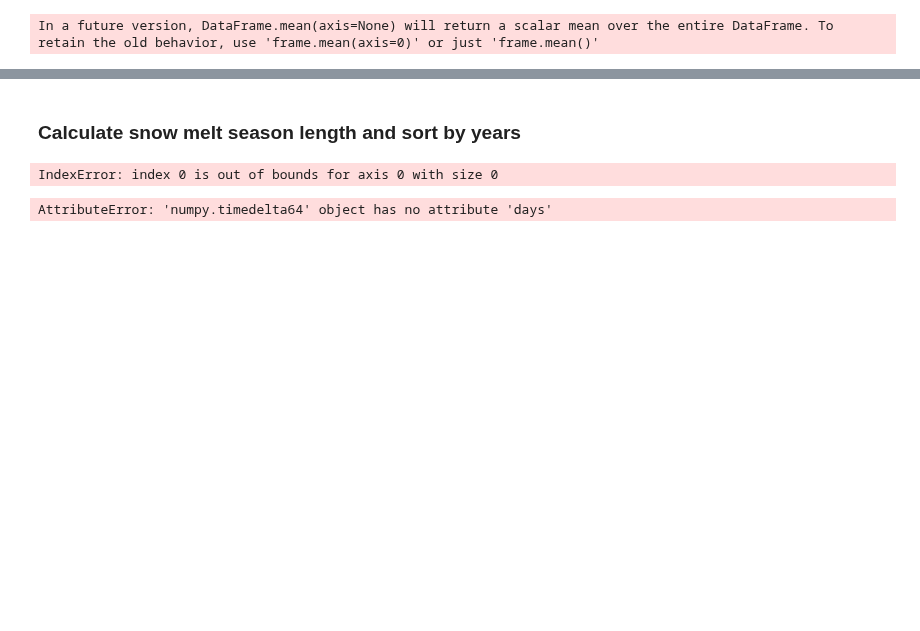
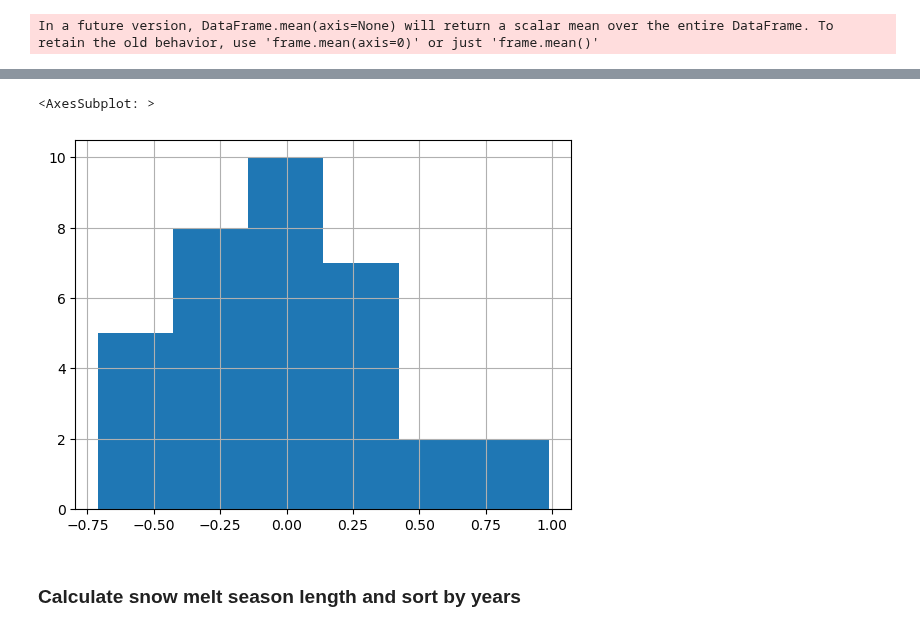
Before and after one commit to dlhogan97/Spring-Precipitation-Effect-CO-River, a Jupyter notebook: notebooks/annual_water_flux_rank.ipynb, the cells around one changed output, grey strips where cells are left out. Cells and saved outputs as stored; diff of their text form; code cells hidden in the pictures; blank space fills up the shorter version.

```diff
--- a/notebooks/annual_water_flux_rank.ipynb
+++ b/notebooks/annual_water_flux_rank.ipynb
@@ -106,11 +109,15 @@ east_river_discharge_almont_seasonal_ds['WY'] = np.ceil(east_river_discharge_alm
 ### Linear relationship between Streamflow and SWE
 # %%
 # normalized streamflow
-normalized_er_annual_q = (east_river_discharge_almont_annual - east_river_discharge_almont_annual.mean())/ east_river_discharge_almont_annual.std()
+normalized_er_spring_q = (east_river_discharge_almont_annual - east_river_discharge_almont_annual.mean())/ east_river_discharge_almont_annual.std()
 
 # normalized peak SWE
-# create mean dataset for schofield and butte
-butte_schofield_mean_ds = er_sntl_data.sel(Location=['Butte_380:CO:SNTL','SchofieldPass_737:CO:SNTL']).mean(dim='Location')
-butte_schofield_mean_ds_filtered = butte_schofield_mean_ds.sel(Date=slice('1986-10-01', '2020-09-30'))
-butte_schofield_mean_peak_swe = butte_schofield_mean_ds_filtered.WTEQ.groupby(butte_schofield_mean_ds_filtered.WY).max()
-normalized_sntl_peak_swe = ((butte_schofield_mean_peak_swe - butte_schofield_mean_peak_swe.mean())/butte_schofield_mean_peak_swe.std()).to_dataframe()
+# create mean dataset for upper taylor (since 2011) and butte
+butte_uppertaylor_mean_ds = er_sntl_data.sel(Location=['Butte_380:CO:SNTL','UpperTaylor_737:CO:SNTL']).mean(dim='Location')
+butte_uppertaylor_mean_ds_filtered = butte_uppertaylor_mean_ds.sel(Date=slice('1986-10-01', '2020-09-30'))
+butte_uppertaylor_mean_peak_swe = butte_uppertaylor_mean_ds_filtered.WTEQ.groupby(butte_uppertaylor_mean_ds_filtered.WY).max()
+normalized_sntl_peak_swe = ((butte_uppertaylor_mean_peak_swe - butte_uppertaylor_mean_peak_swe.mean())/butte_uppertaylor_mean_peak_swe.std()).to_dataframe()
+
+# # remove 2015 from both datasets
+# normalized_er_annual_q = normalized_er_annual_q[normalized_er_annual_q.index!=2015]
+# normalized_sntl_peak_swe = normalized_sntl_peak_swe[normalized_sntl_peak_swe.index!=2015]
@@ -215,30 +218,10 @@ ax.legend(edgecolor='k', facecolor='white')
 # %%
 sorted_residual = residual.sort_values()
+# %%
+# plot resdual histogram
+residual.hist(bins=round(1 + np.log2(len(residual)),0).astype(int))
+# %% [output]
+<AxesSubplot: >
+[figure, added]
 # %% [markdown]
 ### Calculate snow melt season length and sort by years
-# %%
-# Butte SNTL dataset
-butte_ds = er_sntl_data.sel(Location=['Butte_380:CO:SNTL'])
-
-for year in butte_schofield_mean_ds_filtered.Date.dt.year:
-    tmp = butte_schofield_mean_ds_filtered.where(butte_schofield_mean_ds_filtered.Date.dt.year==year)['WTEQ'].dropna(dim='Date')
-    peak_swe_date = tmp.idxmax().values
-    peak_swe = tmp.max()
-    weekly_rolling_mean = tmp.rolling(Date=7).mean()
-    snow_melt_date = weekly_rolling_mean.where(weekly_rolling_mean<0.05*peak_swe.values).dropna(dim='Date')[0].Date.values
-    melt_season_length = snow_melt_date - peak_swe_date
-    print(abs((melt_season_length- peak_swe_date).days))
-
-# rolling weekly average is < 5% of Peak SWE
-# %% [output]
-IndexError: index 0 is out of bounds for axis 0 with size 0
-# %%
-tmp = butte_schofield_mean_ds_filtered.where(butte_schofield_mean_ds_filtered.Date.dt.year==2020)['WTEQ'].dropna(dim='Date')
-peak_swe_date = tmp.idxmax().values
-peak_swe = tmp.max()
-weekly_rolling_mean = tmp.rolling(Date=7).mean()
-snow_melt_date = weekly_rolling_mean.where(weekly_rolling_mean<0.05*peak_swe.values).dropna(dim='Date')[0].Date.values
-melt_season_length = snow_melt_date - peak_swe_date
-print(abs((melt_season_length).days))
-# %% [output]
-AttributeError: 'numpy.timedelta64' object has no attribute 'days'
```
Also changed, not shown: parts of 33 cells of this notebook, 4 other files.
